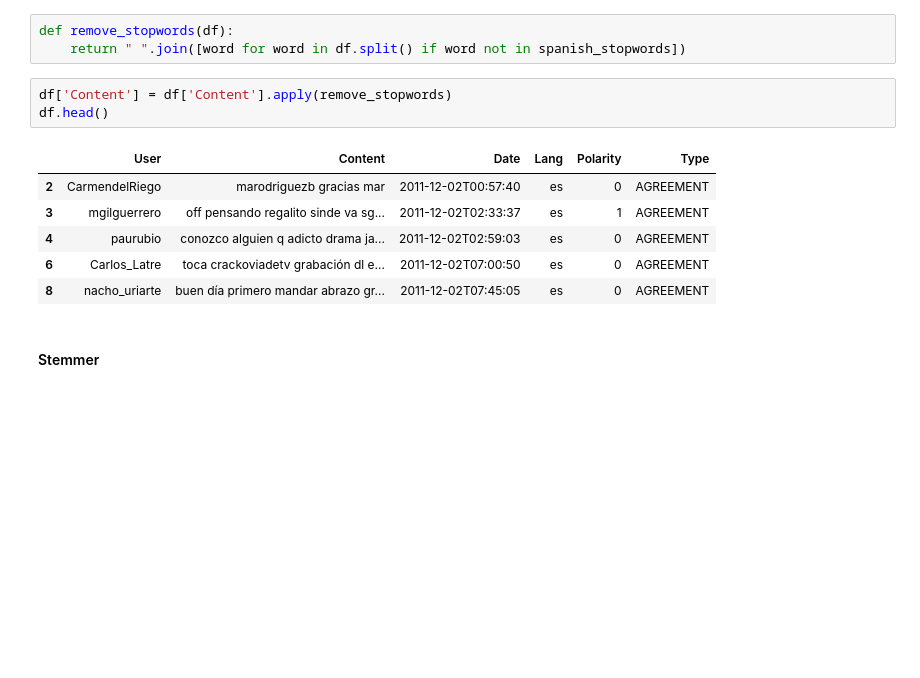
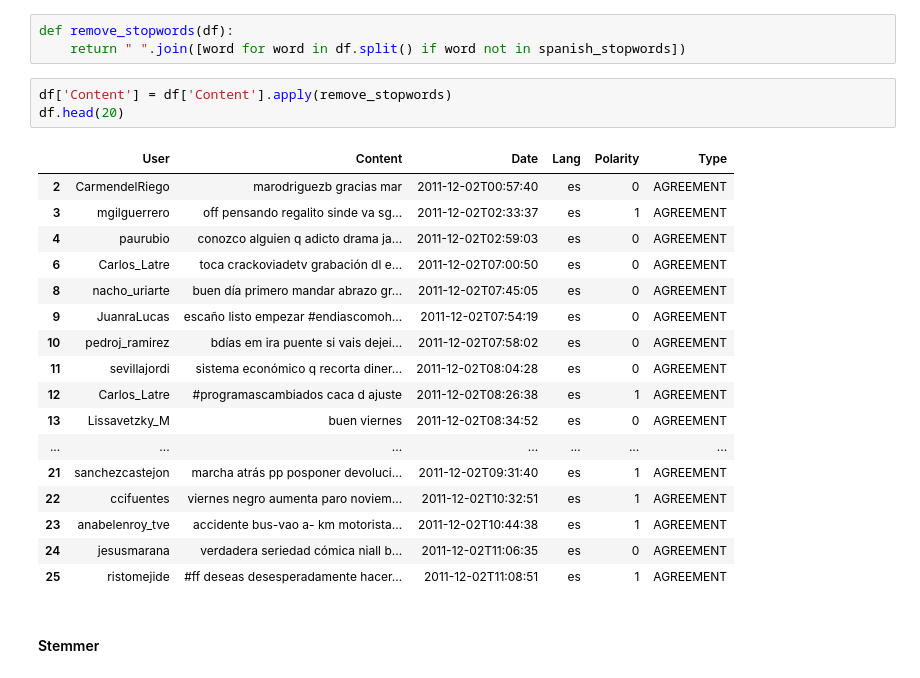
Before and after one commit to JLGOrtega/repo-clase-dsvlcsep24, a Jupyter notebook: NLP/NLTK&CountVectorizer/2_Twitter_sentiment_analysis.ipynb, the cells around one changed output. Drawn from its saved outputs; the diff is of its cells as text; blank space fills up the shorter version.

```diff
--- a/NLP/NLTK&CountVectorizer/2_Twitter_sentiment_analysis.ipynb
+++ b/NLP/NLTK&CountVectorizer/2_Twitter_sentiment_analysis.ipynb
@@ -195,14 +201,25 @@ def remove_stopwords(df):
     return " ".join([word for word in df.split() if word not in spanish_stopwords])
 # %%
 df['Content'] = df['Content'].apply(remove_stopwords)
-df.head()
+df.head(20)
 # %% [output]
 |  | User | Content | Date | Lang | Polarity | Type |
 | 2 | CarmendelRiego | marodriguezb gracias mar | 2011-12-02T00:57:40 | es | 0 | AGREEMENT |
 | 3 | mgilguerrero | off pensando regalito sinde va sg... | 2011-12-02T02:33:37 | es | 1 | AGREEMENT |
 | 4 | paurubio | conozco alguien q adicto drama ja... | 2011-12-02T02:59:03 | es | 0 | AGREEMENT |
 | 6 | Carlos_Latre | toca crackoviadetv grabación dl e... | 2011-12-02T07:00:50 | es | 0 | AGREEMENT |
 | 8 | nacho_uriarte | buen día primero mandar abrazo gr... | 2011-12-02T07:45:05 | es | 0 | AGREEMENT |
+| 9 | JuanraLucas | escaño listo empezar #endiascomoh... | 2011-12-02T07:54:19 | es | 0 | AGREEMENT |
+| 10 | pedroj_ramirez | bdías em ira puente si vais dejei... | 2011-12-02T07:58:02 | es | 0 | AGREEMENT |
+| 11 | sevillajordi | sistema económico q recorta diner... | 2011-12-02T08:04:28 | es | 0 | AGREEMENT |
+| 12 | Carlos_Latre | #programascambiados caca d ajuste | 2011-12-02T08:26:38 | es | 1 | AGREEMENT |
+| 13 | Lissavetzky_M | buen viernes | 2011-12-02T08:34:52 | es | 0 | AGREEMENT |
+| ... | ... | ... | ... | ... | ... | ... |
+| 21 | sanchezcastejon | marcha atrás pp posponer devoluci... | 2011-12-02T09:31:40 | es | 1 | AGREEMENT |
+| 22 | ccifuentes | viernes negro aumenta paro noviem... | 2011-12-02T10:32:51 | es | 1 | AGREEMENT |
+| 23 | anabelenroy_tve | accidente bus-vao a- km motorista... | 2011-12-02T10:44:38 | es | 1 | AGREEMENT |
+| 24 | jesusmarana | verdadera seriedad cómica niall b... | 2011-12-02T11:06:35 | es | 0 | AGREEMENT |
+| 25 | ristomejide | #ff deseas desesperadamente hacer... | 2011-12-02T11:08:51 | es | 1 | AGREEMENT |
 # %% [markdown]
 #### Stemmer
 # %%
```
Also changed, not shown: parts of 12 cells of this notebook, 5 other files.
